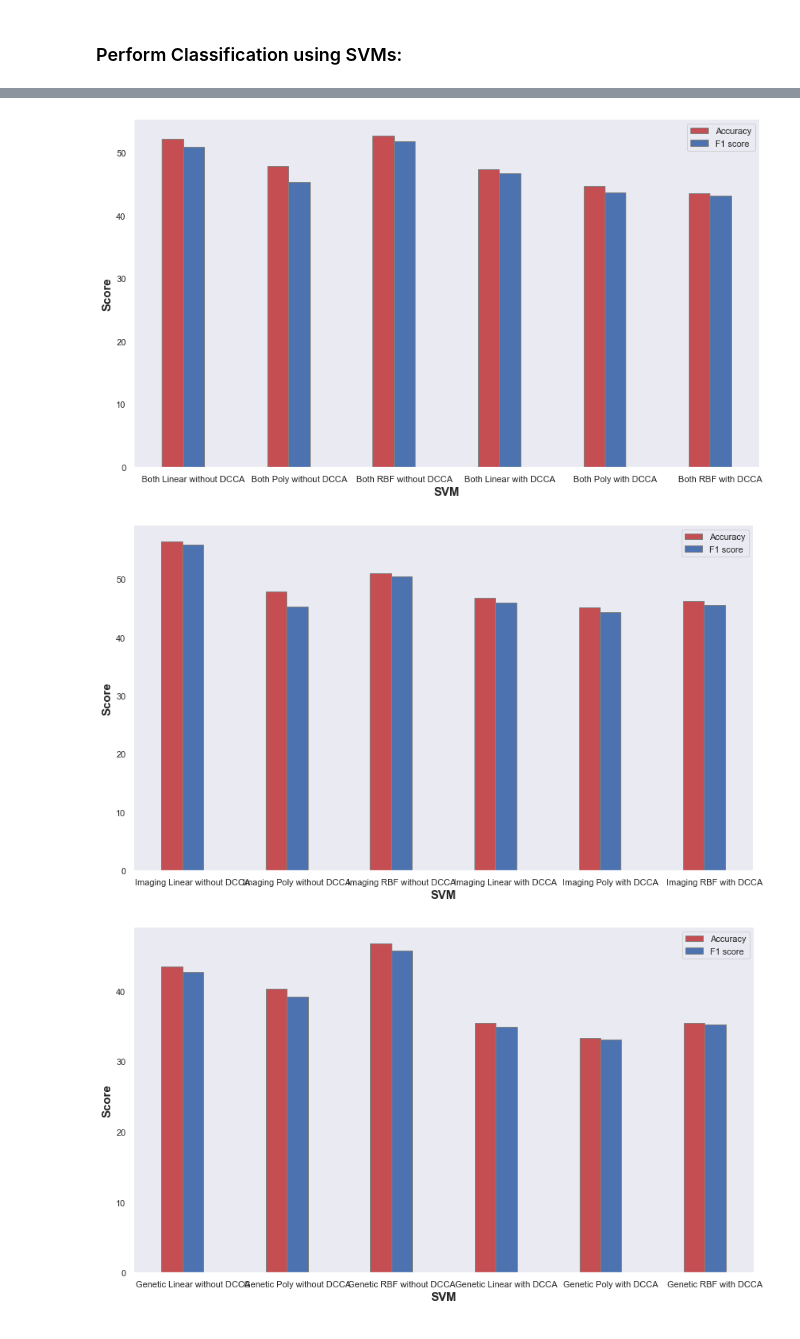
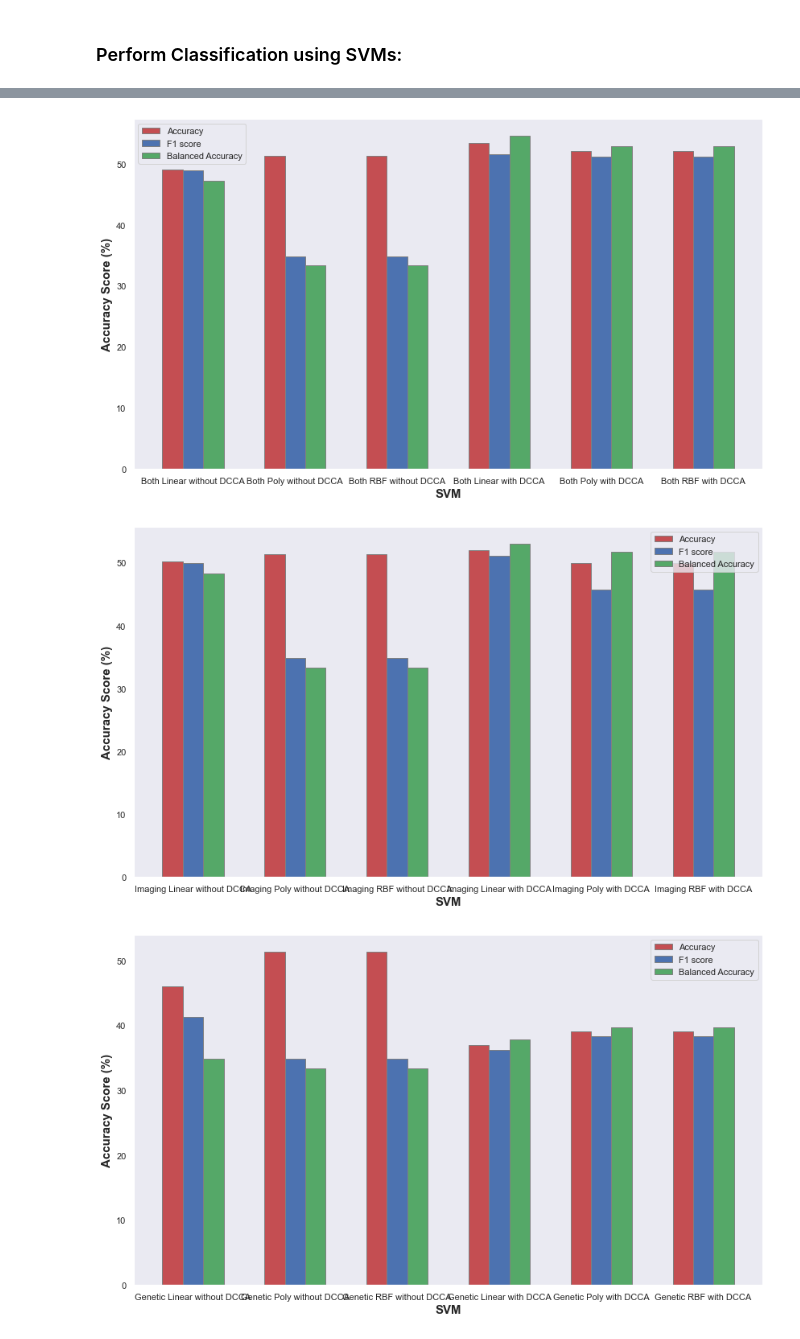
Before and after one commit to georgeaidinis/Dissertation, a Jupyter notebook: DeepCCA Model/ADNI Classification SVM.ipynb, the cells around one changed output, grey strips where cells are left out. Cells and saved outputs as stored; diff of their text form; code cells hidden in the pictures.

```diff
--- a/DeepCCA Model/ADNI Classification SVM.ipynb
+++ b/DeepCCA Model/ADNI Classification SVM.ipynb
@@ -130,7 +131,7 @@ columns_to_drop = MRI_columns + genetic_columns
 dcca_data = lr_data.drop(labels = columns_to_drop, axis=1)
 
 # Read the data transformed through DCCA:
-with open("./DATA/ADNI_initial_DCCA_features.pkl", 'rb') as f:
+with open("./DATA/ADNI_initial_DCCA_features_300_4.pkl", 'rb') as f:
     dcca_transformed_data_file = pickle.load(f)
 transformed_imaging_data = dcca_transformed_data_file[0]
 transformed_genetic_data = dcca_transformed_data_file[1]
@@ -321,11 +334,15 @@ Model with max F1 Score:  Both Linear without DCCA  with an F1 Score of  49.774
 # %%
-def barplot_scores(Accuracies, F1s, Names):
+def barplot_scores(Accuracies, F1s, Names, Bal_Accuracies = None):
     barWidth = 0.2
     fig = plt.subplots(figsize =(14, 8))
     br1 = np.arange(len(Accuracies))
     br2 = [x + barWidth for x in br1]
+    if Bal_Accuracies:
+        br3 = [x + barWidth for x in br2]
     plt.bar(br1, [100*x for x in Accuracies], color ='r', width = barWidth, edgecolor ='grey', label ='Accuracy')
     plt.bar(br2, [100*x for x in F1s], color ='b', width = barWidth, edgecolor ='grey', label ='F1 score')
+    if Bal_Accuracies:
+        plt.bar(br3, [100*x for x in Bal_Accuracies], color ='g', width = barWidth, edgecolor ='grey', label ='Balanced Accuracy')
     plt.xlabel('SVM', fontweight ='bold', fontsize = 15)
     plt.ylabel('Accuracy Score (%)', fontweight ='bold', fontsize = 15)
     plt.xticks([r + barWidth for r in range(len(Accuracies))],Names)
@@ -396,12 +413,36 @@ plt.show()
 # %%
 # Scale the data:
 scaler = preprocessing.StandardScaler()
-dcca_data_scaled = scaler.fit_transform(dcca_data[imaging_labels + genetic_labels])
-dcca_data[imaging_labels + genetic_labels] = dcca_data_scaled
+dcca_data_scaled = scaler.fit_transform(dcca_data[imaging_labels])
 
+dcca_data[imaging_labels] = dcca_data_scaled
+dcca_data[genetic_labels].head()
 # Balance the data through Undersampling - Use the same indexes as the LR Data:
 dcca_data = dcca_data.loc[dcca_data['PTID'].isin(lr_data['PTID'])]
 
+def undersample(df, ylabel='Diagnosis_nearest_2.0'):
+    classes = df[ylabel].value_counts().to_dict() # specific to this dataset
+    least_class_amount = min(classes.values())
+    classes_list = []
+    for key in classes:
+        classes_list.append(df[df[ylabel] == key])
+    classes_sample = []
+    for i in range(0,len(classes_list)-1):
+        classes_sample.append(classes_list[i].sample(least_class_amount))
+    df_maybe = pd.concat(classes_sample)
+    final_df = pd.concat([df_maybe,classes_list[-1]], axis=0)
+    final_df = final_df.reset_index(drop=True)
+    return final_df
+
+dcca_data_usampled = undersample(dcca_data)
+dcca_data_usampled = dcca_data_usampled.sort_values('PTID', ascending=True)
+dcca_data_usampled.reset_index(drop=True, inplace=True)
+
+print(dcca_data_usampled['Diagnosis_nearest_2.0'].value_counts())
+print(dcca_data_usampled.shape)
+dcca_data_usampled.head(10)
+
+dcca_data = dcca_data_usampled
 print(dcca_data.shape)
 dcca_data.head(10)
 # %% [output]
@@ -541,17 +607,20 @@ Model with max F1 Score:  Imaging Linear without DCCA  with an F1 Score of  55.8
 # %%
 barplot_scores(Accuracies[0:6], F1s[0:6],
                ['Both Linear without DCCA', 'Both Poly without DCCA', 'Both RBF without DCCA', 'Both Linear with DCCA',
-                'Both Poly with DCCA', 'Both RBF with DCCA'])
+                'Both Poly with DCCA', 'Both RBF with DCCA'],
+               Bal_Accuracies = Balanced_Accuracies[0:6])
 barplot_scores(Accuracies[6:12], F1s[6:12],
                ['Imaging Linear without DCCA', 'Imaging Poly without DCCA', 'Imaging RBF without DCCA',
-                'Imaging Linear with DCCA', 'Imaging Poly with DCCA', 'Imaging RBF with DCCA'])
+                'Imaging Linear with DCCA', 'Imaging Poly with DCCA', 'Imaging RBF with DCCA'],
+               Bal_Accuracies = Balanced_Accuracies[6:12])
 barplot_scores(Accuracies[12:18], F1s[12:18],
                ['Genetic Linear without DCCA', 'Genetic Poly without DCCA', 'Genetic RBF without DCCA',
-                'Genetic Linear with DCCA','Genetic Poly with DCCA', 'Genetic RBF with DCCA'])
+                'Genetic Linear with DCCA','Genetic Poly with DCCA', 'Genetic RBF with DCCA'],
+               Bal_Accuracies = Balanced_Accuracies[12:18])
 # %% [output]
-[figure, old version]
+[figure, new version]
-[figure, old version]
+[figure, new version]
-[figure, old version]
+[figure, new version]
 # %%
 # Test size is 186
 
```
Also changed, not shown: parts of 9 cells of this notebook, 14 other files.
